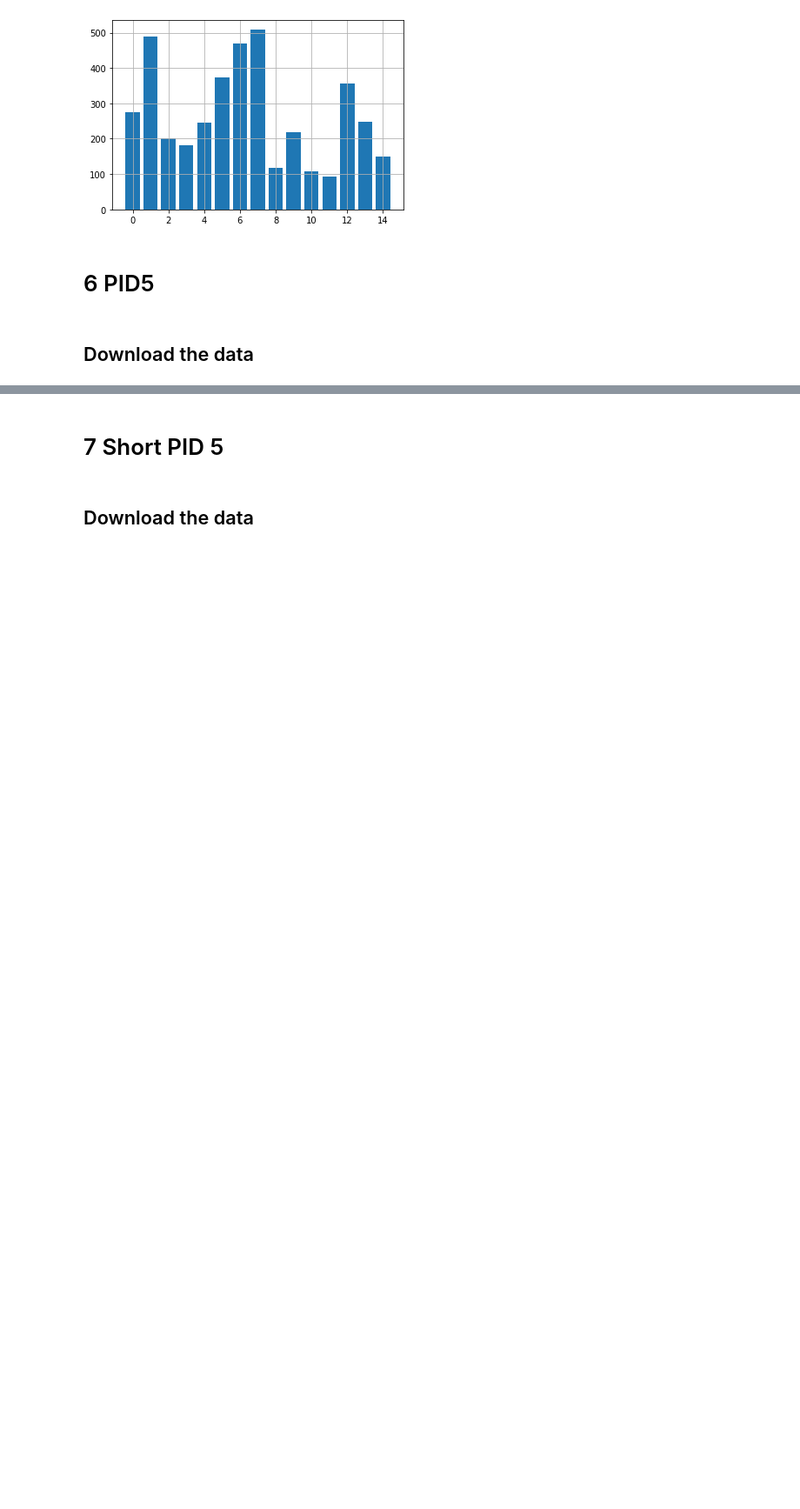
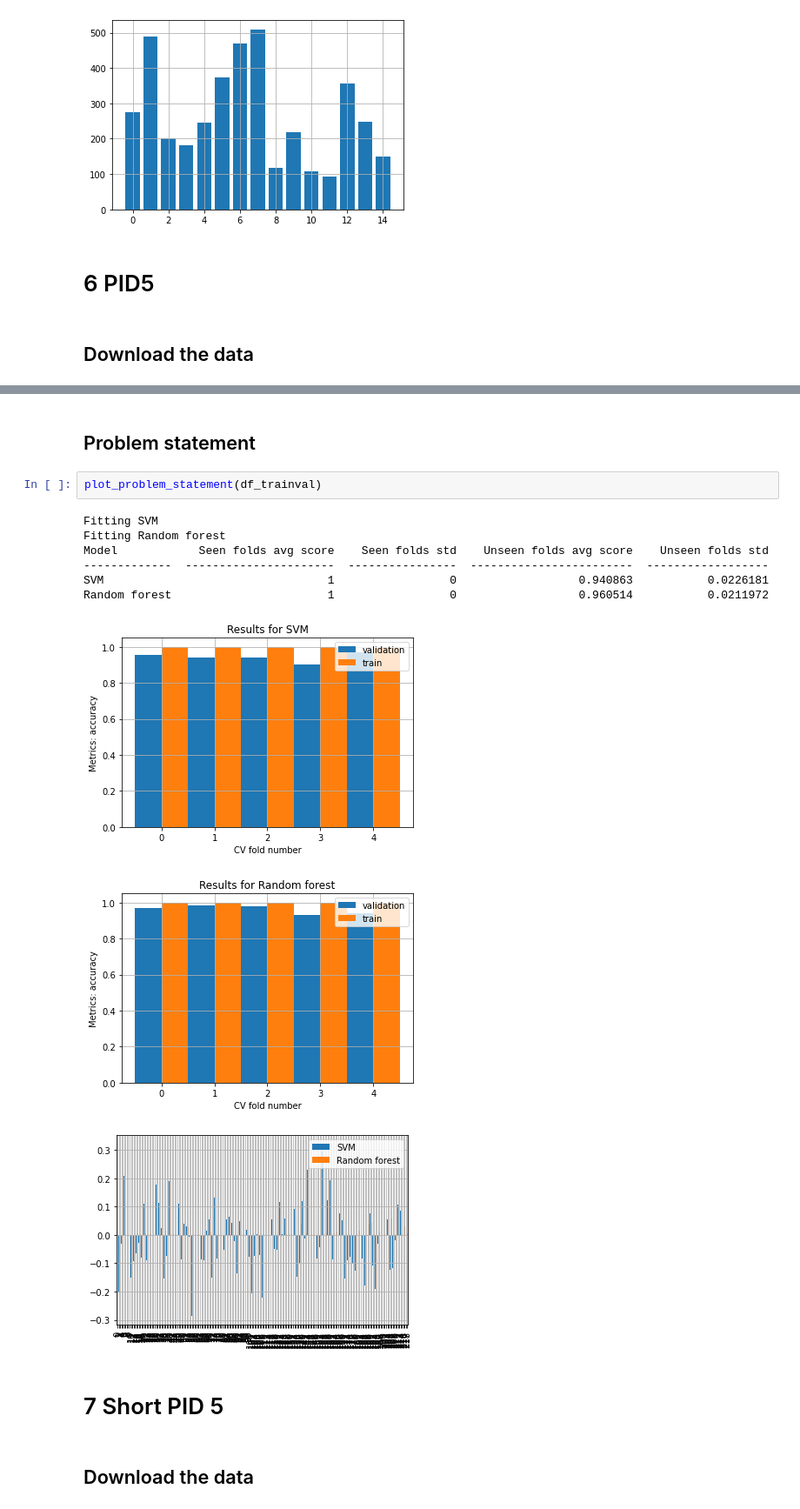
Before and after one commit to PashaIanko/Robust-Feature-Selection, a Jupyter notebook: main.ipynb, the cells around one changed output, grey strips where cells are left out. Shown at 87% size. Cells and saved outputs as stored; diff of their text form; blank space fills up the shorter version.

```diff
--- a/main.ipynb
+++ b/main.ipynb
@@ -1609,3 +1696,17 @@ dataset.head(1)
+# %% [markdown]
+## Problem statement
+# %%
+plot_problem_statement(df_trainval)
+# %% [output]
+Fitting SVM
+Fitting Random forest
+Model            Seen folds avg score    Seen folds std    Unseen folds avg score    Unseen folds std
+-------------  ----------------------  ----------------  ------------------------  ------------------
+SVM                                 1                 0                  0.940863           0.0226181
+Random forest                       1                 0                  0.960514           0.0211972
+[figure, added]
+[figure, added]
+[figure, added]
 # %% [markdown]
 # 7 Short PID 5
 # %% [markdown]
```
Also changed, not shown: parts of 46 cells of this notebook, 1 other file.
